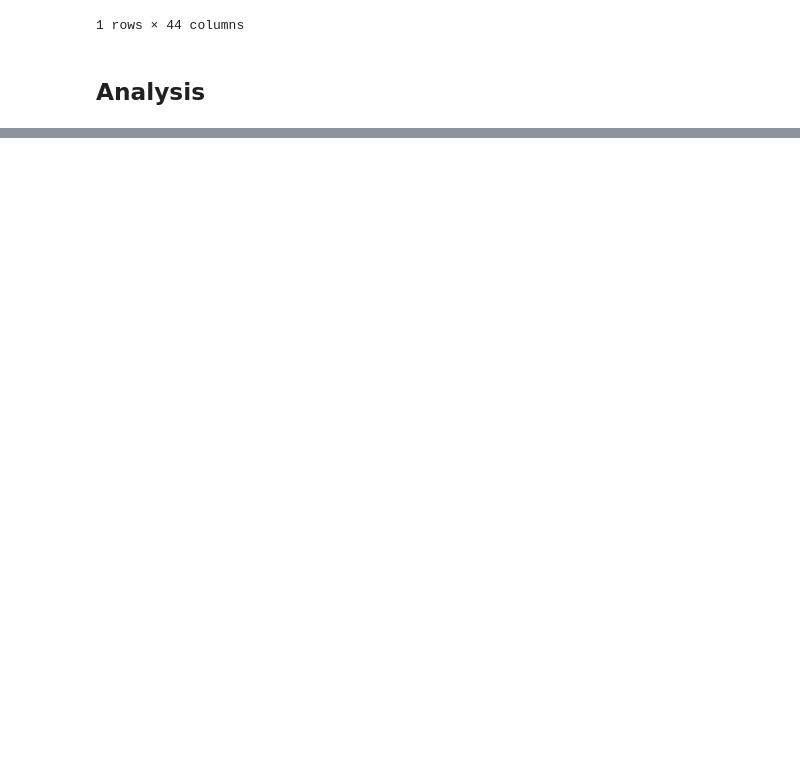
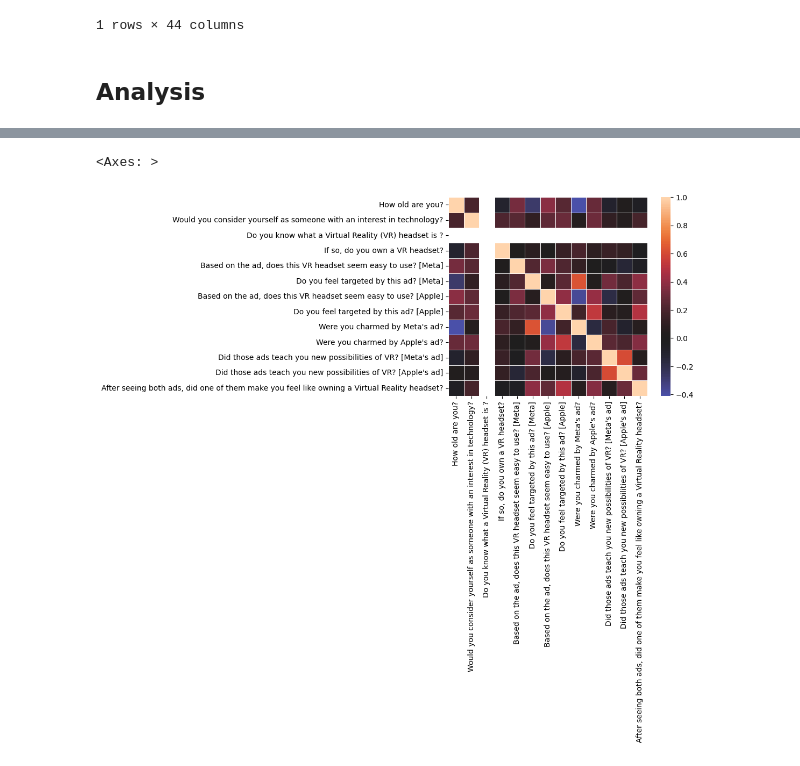
Before and after one commit to walex999/VR-thesis-analysis, a Jupyter notebook: analysis.ipynb, the cells around one changed output, grey strips where cells are left out. Cells and saved outputs as stored; diff of their text form; code cells hidden in the pictures; blank space fills up the shorter version.

Commit message:
more graphs

```diff
--- a/analysis.ipynb
+++ b/analysis.ipynb
@@ -55,0 +60,21 @@ df.describe(include="all")
+# %%
+df2 = df.copy()
+replacement={"0 - 18":0,
+             "18 - 28":1,
+             "45 - 60":3,
+             "28 - 45":2,
+             "60+":4,
+             "Neutral":0,
+             "Not possible":0,
+             "Possible":1,
+             "Yes":1,
+             "No":0,
+             "Meta's ad":2,
+             "Apple's ad":1,
+             "Neither":0,
+             "Both":3,
+             }
+df2.replace(replacement,inplace=True)
+# %%
+df2.drop(columns=df2.select_dtypes(exclude=['float','int64']).columns,inplace=True)
+df2.head(2)
@@ -55,0 +86,4 @@ df.describe(include="all")
+# %%
+cols_to_drop = df2.columns[df2.columns.str.contains('Once again')]
+df2.drop(cols_to_drop, axis=1, inplace=True)
+df2.head(2)
@@ -55,0 +94,5 @@ df.describe(include="all")
+# %%
+sns.heatmap(df2.corr(),center=0,square=True, linewidths=.5)
+# %% [output]
+<Axes: >
+[figure, added]
```
Also changed, not shown: parts of 11 cells of this notebook, 1 other file.
